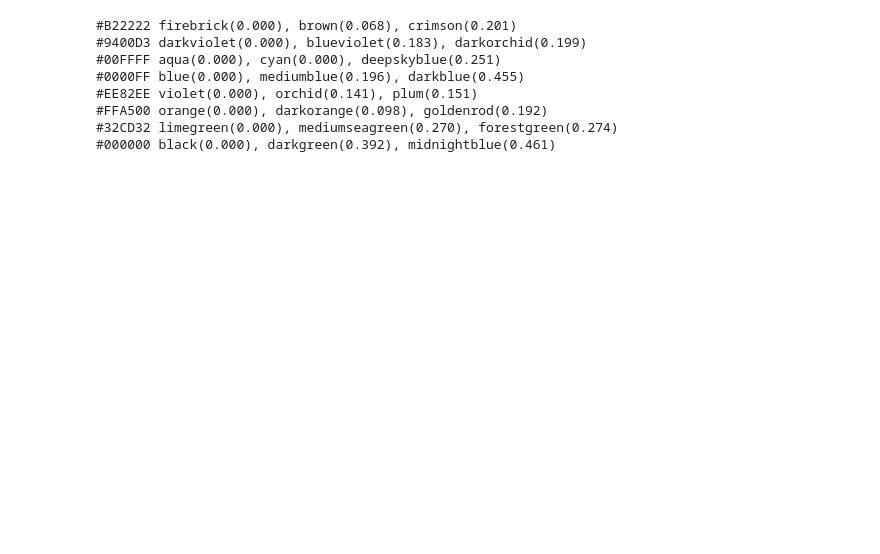
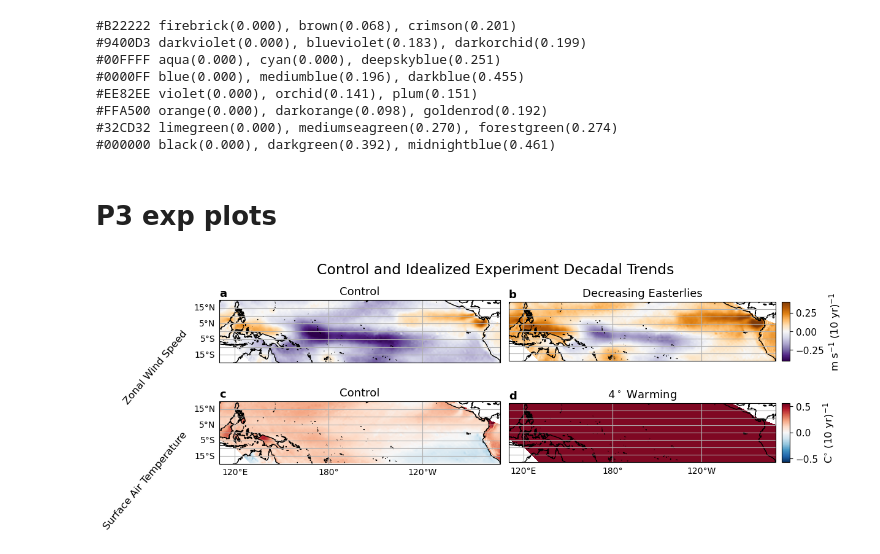
Before and after one commit to Isabela-conde/JRA55-do_ctrl_ERA5-forcings, a Jupyter notebook: cm2_om2_compare/ERA5_JRA55-do_diffs.ipynb, the cells around one changed output. Drawn from its saved outputs; the diff is of its cells as text; code cells hidden in the pictures; blank space fills up the shorter version.

```diff
--- a/cm2_om2_compare/ERA5_JRA55-do_diffs.ipynb
+++ b/cm2_om2_compare/ERA5_JRA55-do_diffs.ipynb
@@ -886,3 +886,76 @@ for color in ['#B22222', '#9400D3', '#00FFFF', '#0000FF', '#EE82EE', '#FFA500',
 #FFA500 orange(0.000), darkorange(0.098), goldenrod(0.192)
 #32CD32 limegreen(0.000), mediumseagreen(0.270), forestgreen(0.274)
 #000000 black(0.000), darkgreen(0.392), midnightblue(0.461)
+# %% [markdown]
+# P3 exp plots
+# %%
+proj   = ccrs.PlateCarree(central_longitude=180)
+pc0    = ccrs.PlateCarree()
+extent = [110, 290, -20, 20]
+
+# ERA5 trend fields (per 10 yr)
+uas_trend = pacific_mask(era5_uas)*era5_uas * 10 * 12
+tas_trend = pacific_mask(era5_tas)*era5_tas * 10 * 12
+
+# rows: (field name, [col1 field, col2 field], cmap, vlim, cbar label)
+rows = [
+    dict(name="Zonal Wind Speed",
+         das=[uas_trend, uas_trend + 0.15],
+         titles=["Control", r"Decreasing Easterlies"],
+         cmap="PuOr_r", v=0.4, cbar=r'm s$^{-1}$ (10 yr)$^{-1}$'),
+    dict(name="Surface Air Temperature",
+         das=[tas_trend, tas_trend * 0 + 0.53],
+         titles=["Control", r"$4^\circ$ Warming"],
+         cmap="RdBu_r", v=0.57, cbar=r'C$^{\circ}$ (10 yr)$^{-1}$'),
+]
+
+fig = plt.figure(figsize=(12, 4))
+gs  = GridSpec(2, 2, figure=fig, wspace=0.03, hspace=0.15)
+
+for r, row in enumerate(rows):
+    vmin, vmax = -row["v"], row["v"]
+    for c in range(2):
+        da = row["das"][c]
+        ax = fig.add_subplot(gs[r, c], projection=proj)
+        im = ax.pcolormesh(da.lon, da.lat, da,
+                           cmap=row["cmap"], vmin=vmin, vmax=vmax, transform=pc0)
+        ax.set_extent(extent, crs=pc0)
+        ax.coastlines()
+
+        # panel title
+        ax.set_title(row["titles"][c], fontsize=13)
+
+        # panel label (a, b, c, d)
+        ax.text(0.0, 1.02, f"{chr(97 + r*2 + c)}", transform=ax.transAxes,
+                va="bottom", ha="left", fontsize=13, fontweight="bold")
+
+        # gridlines: y-labels left col only, x-labels bottom row only
+        gl = ax.gridlines(draw_labels=True, x_inline=False, y_inline=False)
+        gl.top_labels = False
+        gl.right_labels = False
+        if c != 0:
+            gl.left_labels = False
+        if r != len(rows) - 1:
+            gl.bottom_labels = False
+
+        # row label (field name) on the left column
+        if c == 0:
+            ax.text(-0.12, 0.5, row["name"], transform=ax.transAxes,
+                    rotation=50, rotation_mode="anchor",
+                    va="center", ha="right", fontsize=12)
+
+        # per-row colorbar beside the right panel
+        if c == 1:
+            divider = make_axes_locatable(ax)
+            cax = divider.append_axes("right", size="3%", pad=0.1, axes_class=maxes.Axes)
+            cb = fig.colorbar(im, cax=cax)
+            cb.set_label(row["cbar"], fontsize=12)
+            cb.ax.tick_params(labelsize=11)
+
+fig.suptitle("Control and Idealized Experiment Decadal Trends",
+             fontsize=17, y=0.98)
+
+fig.savefig("/Users/isabelaconde/Desktop/era5_uas_tas_2x2.png",
+            dpi=300, bbox_inches="tight")
+# %% [output]
+[figure, added]
```
Also changed, not shown: parts of 2 cells of this notebook, 1 other file.
